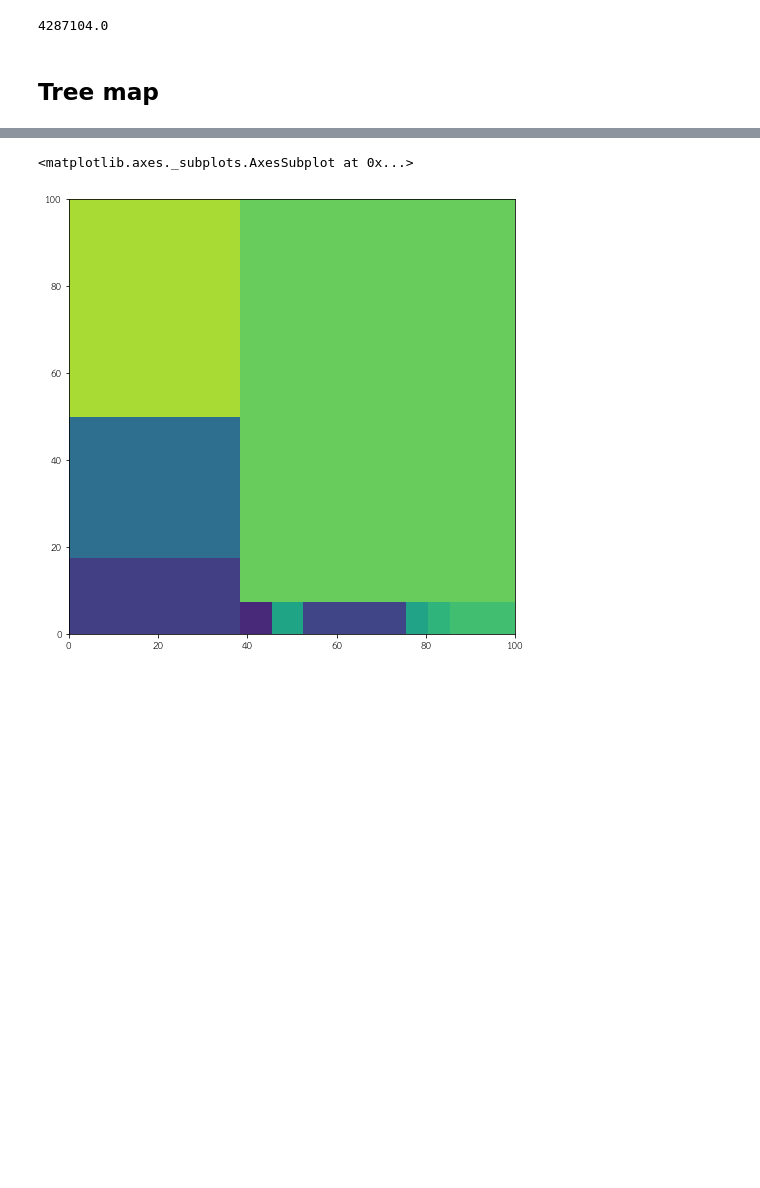
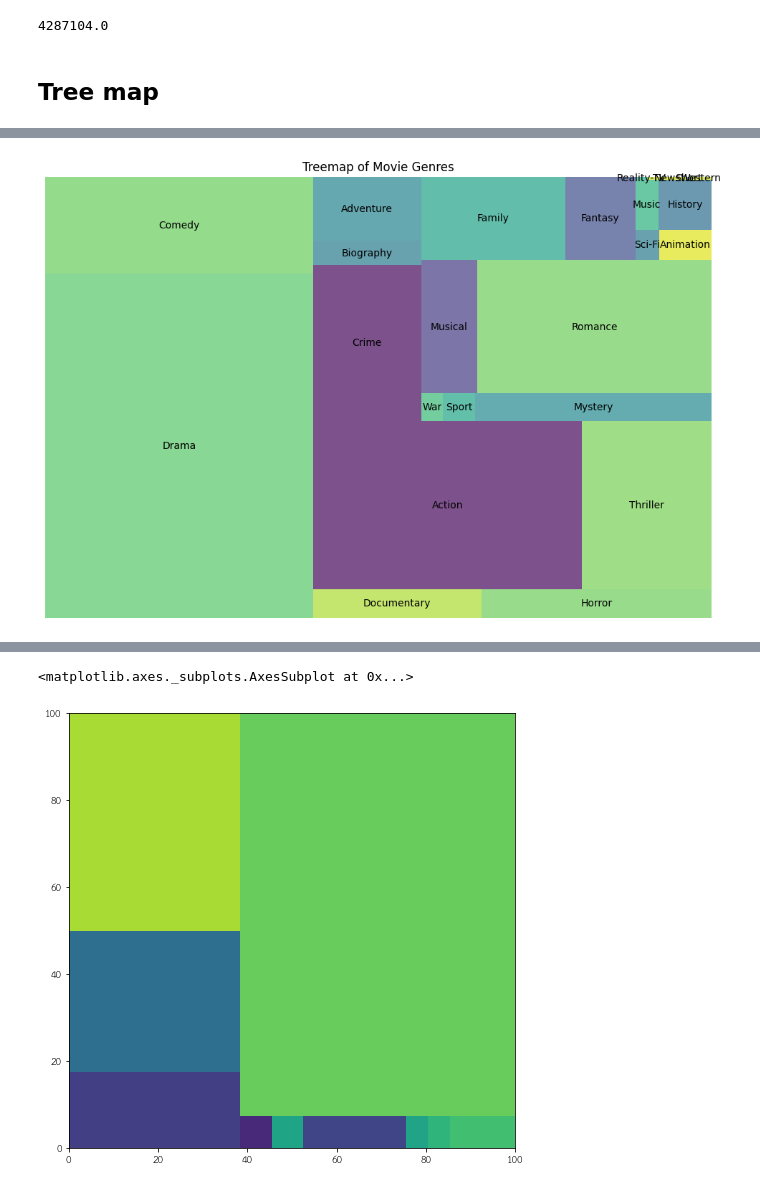
Before and after one commit to Kanvara001/python_dataviz2024, a Jupyter notebook: Visualize_Data_Comparison.ipynb, the cells around one changed output, grey strips where cells are left out. Saved outputs shown, nothing was run; the diff lists cells and outputs as text; code cells hidden in the pictures; blank space fills up the shorter version.

```diff
--- a/Visualize_Data_Comparison.ipynb
+++ b/Visualize_Data_Comparison.ipynb
@@ -879,3 +879,25 @@ sum(output[0][:-1])
 4287104.0
 # %% [markdown]
 ## Tree map
+# %%
+# prompt: plot tree map of the Genre
+
+import matplotlib.pyplot as plt
+!pip install squarify
+
+import squarify
+
+# Assuming 'allGenre' is a list of genres
+genre_counts = Counter(allGenre)
+
+# Extract labels and sizes for the treemap
+labels = list(genre_counts.keys())
+sizes = list(genre_counts.values())
+
+# Create the treemap
+plt.figure(figsize=(12, 8))
+squarify.plot(sizes=sizes, label=labels, alpha=0.7)
+plt.title('Treemap of Movie Genres')
+plt.axis('off')
+plt.show()
+# %% [output]
@@ -882,2 +909,3 @@ sum(output[0][:-1])
+[figure, added]
 # %%
 !pip install squarify
```
Also changed, not shown: parts of 3 cells of this notebook.
